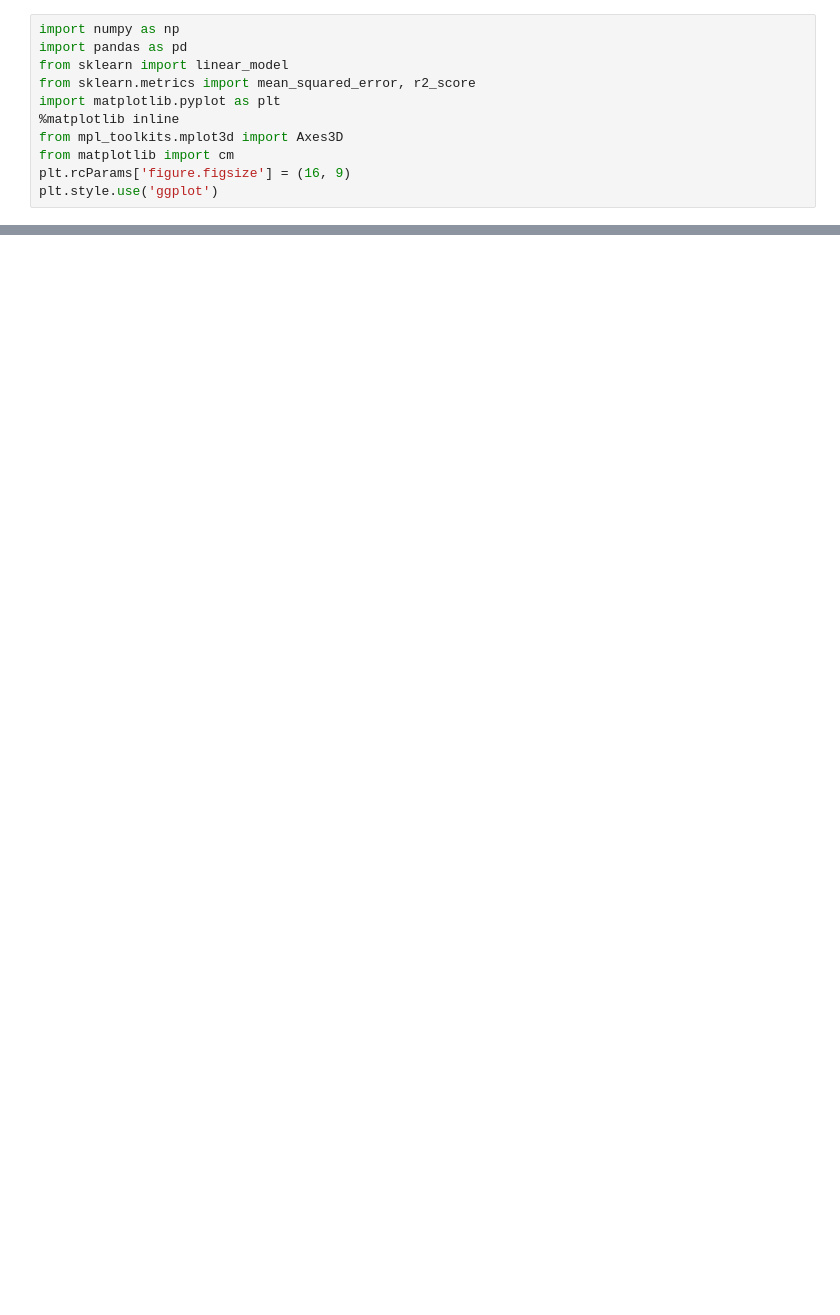
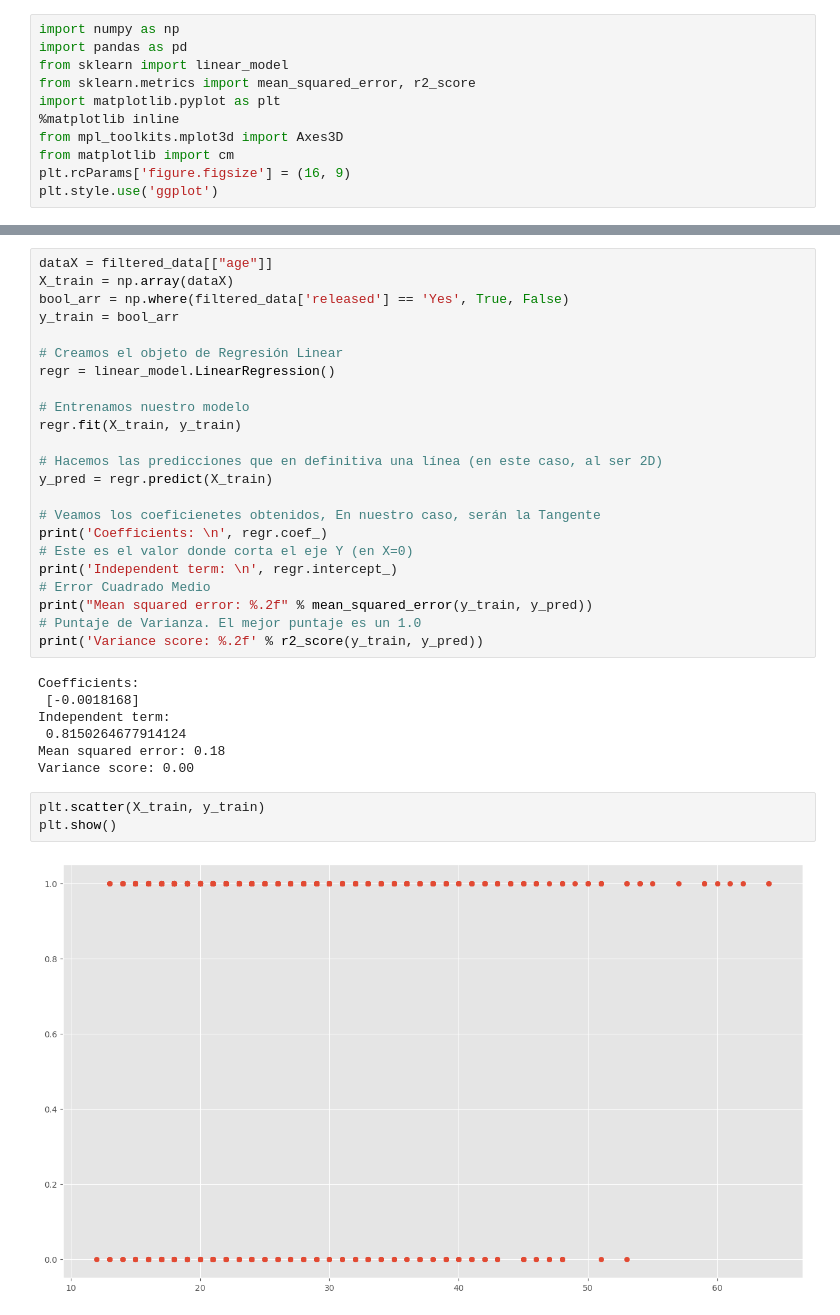
Before and after one commit to SPablo2191/neural-network, a Jupyter notebook: arrests_regression.ipynb, the cells around one changed output, grey strips where cells are left out. Cells and saved outputs as stored; diff of their text form; blank space fills up the shorter version.

```diff
--- a/arrests_regression.ipynb
+++ b/arrests_regression.ipynb
@@ -31,0 +37,35 @@ Name: 0, dtype: object
+# %%
+dataX = filtered_data[["age"]]
+X_train = np.array(dataX)
+bool_arr = np.where(filtered_data['released'] == 'Yes', True, False)
+y_train = bool_arr
+
+# Creamos el objeto de Regresión Linear
+regr = linear_model.LinearRegression()
+
+# Entrenamos nuestro modelo
+regr.fit(X_train, y_train)
+
+# Hacemos las predicciones que en definitiva una línea (en este caso, al ser 2D)
+y_pred = regr.predict(X_train)
+
+# Veamos los coeficienetes obtenidos, En nuestro caso, serán la Tangente
+print('Coefficients: \n', regr.coef_)
+# Este es el valor donde corta el eje Y (en X=0)
+print('Independent term: \n', regr.intercept_)
+# Error Cuadrado Medio
+print("Mean squared error: %.2f" % mean_squared_error(y_train, y_pred))
+# Puntaje de Varianza. El mejor puntaje es un 1.0
+print('Variance score: %.2f' % r2_score(y_train, y_pred))
+# %% [output]
+Coefficients:
+ [-0.0018168]
+Independent term:
+ 0.8150264677914124
+Mean squared error: 0.18
+Variance score: 0.00
+# %%
+plt.scatter(X_train, y_train)
+plt.show()
+# %% [output]
+[figure, added]
```
Also changed, not shown: parts of 16 cells of this notebook, 3 other files.
